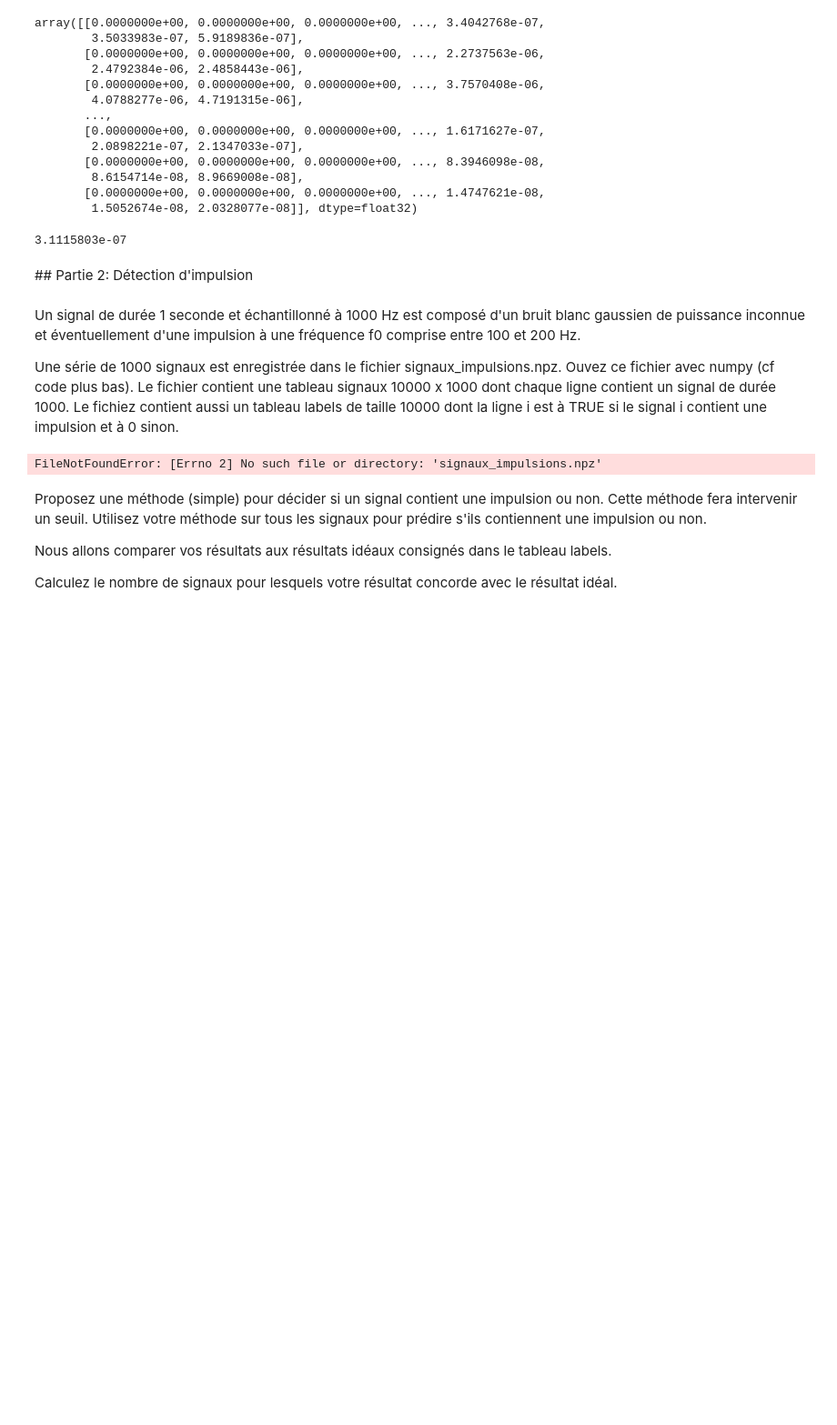
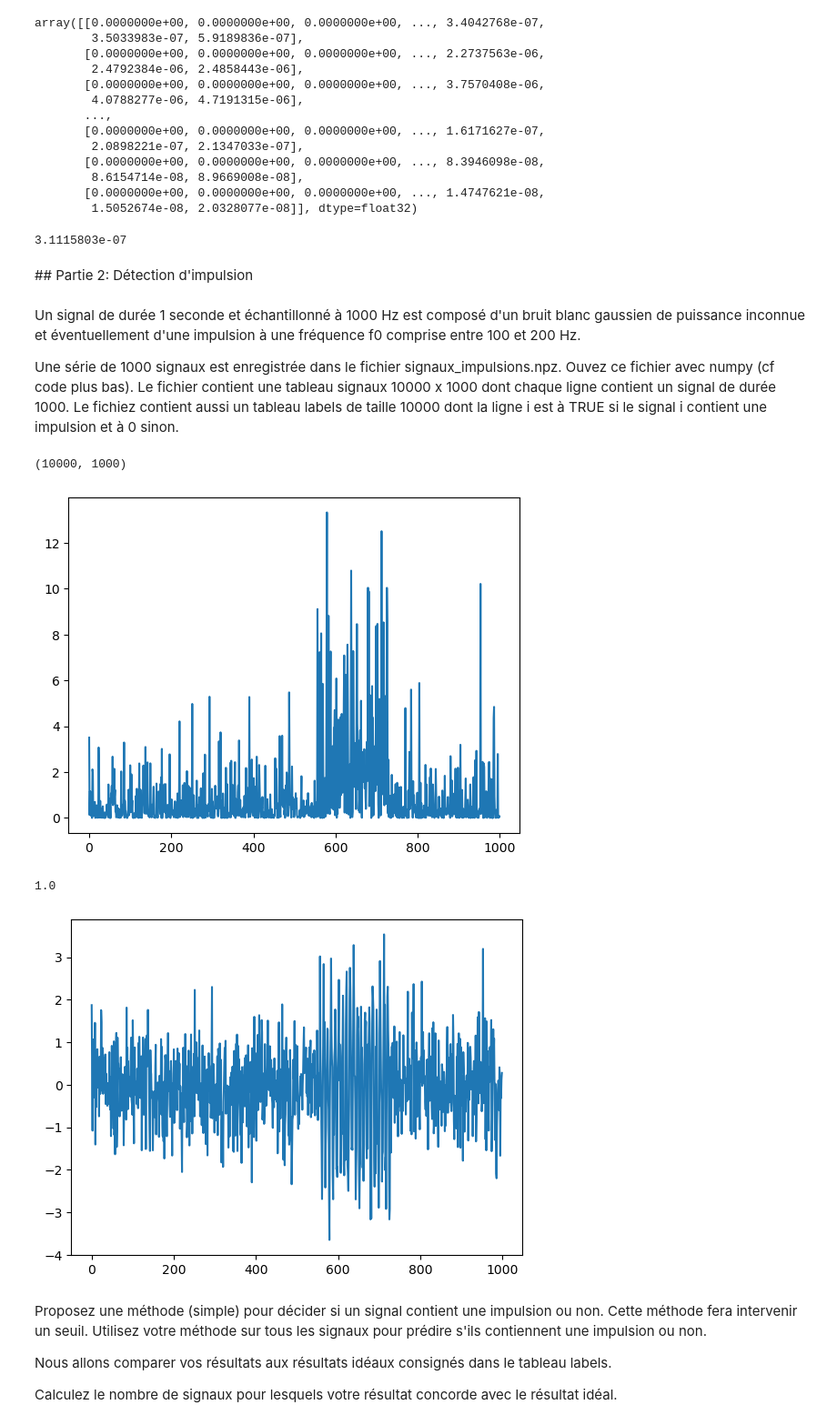
Before and after one commit to ArnaudGardille/Deep-Learning-Signal, a Jupyter notebook: dls_tp1.ipynb, the cells around one changed output. Shown at 91% size. Cells and saved outputs as stored; diff of their text form; code cells hidden in the pictures; blank space fills up the shorter version.

```diff
--- a/dls_tp1.ipynb
+++ b/dls_tp1.ipynb
@@ -255,10 +255,23 @@ Une série de 1000 signaux est enregistrée dans le fichier signaux_impulsions.n
 Ouvez ce fichier avec numpy (cf code plus bas). Le fichier contient une tableau signaux 10000 x 1000 dont chaque ligne contient un signal de durée 1000. Le fichiez contient aussi un tableau labels de taille 10000 dont la ligne i est à TRUE si le signal i contient une impulsion et à 0 sinon.
 # %%
 donnees = np.load('signaux_impulsions.npz')
-signaux = donnees['signaux']
+signaux = donnees['data']
 labels = donnees['labels']
-# %% [output]
-FileNotFoundError: [Errno 2] No such file or directory: 'signaux_impulsions.npz'
+# %%
+signaux.shape
+# %% [output]
+(10000, 1000)
+# %%
+n = 4
+signal = signaux[n] / signaux[n].std()
+plt.plot(signal**2)
+plt.show()
+plt.plot(signal)
+labels[n]
+# %% [output]
+[figure, added]
+1.0
+[figure, added]
 # %% [markdown]
 Proposez une méthode (simple) pour décider si un signal contient une impulsion ou non. Cette méthode fera intervenir un seuil.
 Utilisez votre méthode sur tous les signaux pour prédire s'ils contiennent une impulsion ou non.
```
Also changed, not shown: parts of 11 cells of this notebook, 1 other file.
